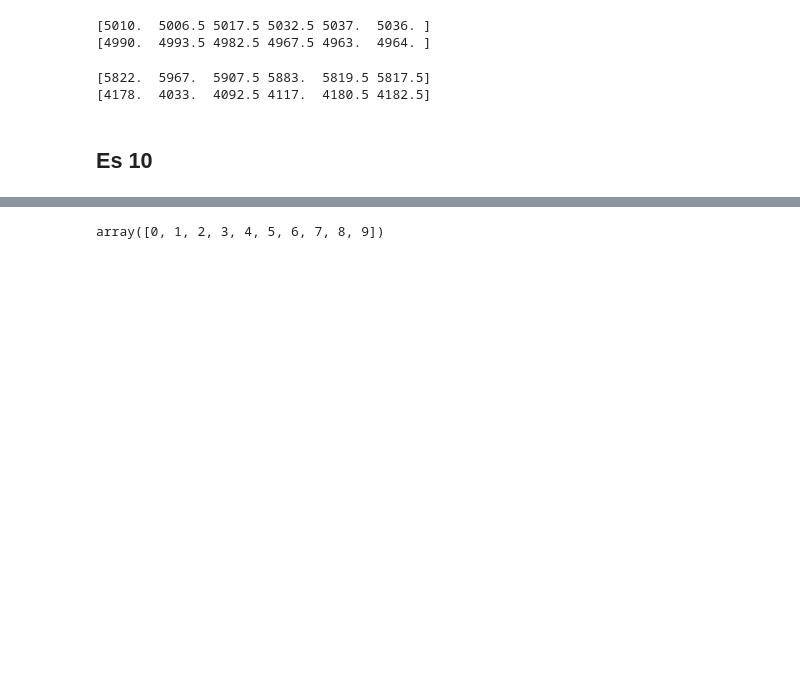
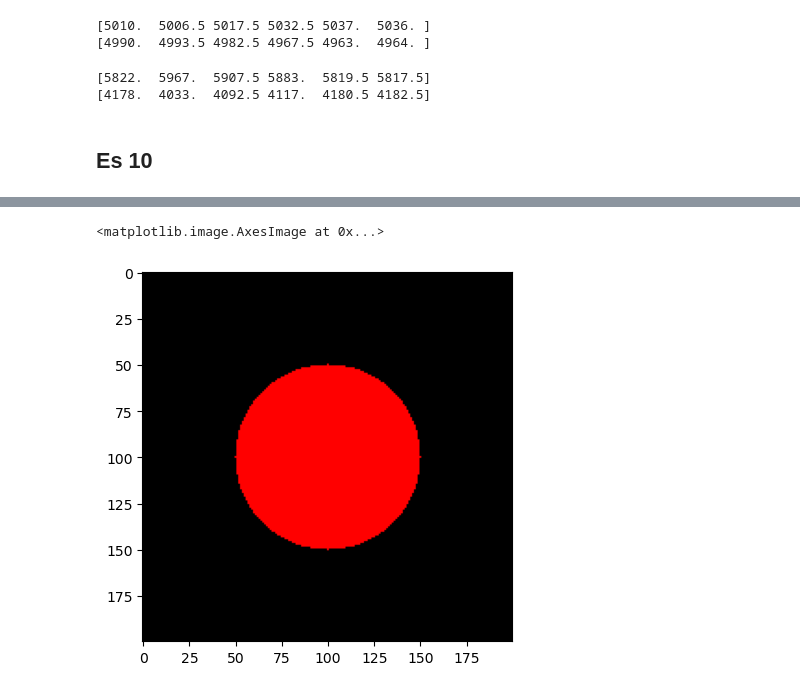
Before and after one commit to Matt9391/EsMicrorobotica, a Jupyter notebook: Compiti31Oct.ipynb, the cells around one changed output, grey strips where cells are left out. Cells and saved outputs as stored; diff of their text form; code cells hidden in the pictures; blank space fills up the shorter version.

```diff
--- a/Compiti31Oct.ipynb
+++ b/Compiti31Oct.ipynb
@@ -140,11 +155,15 @@ print(meanArr,maxArr,minArr)
 # %%
-SIZE = (10,10, 3)
+SIZE = (200,200, 3)
 img = np.zeros(SIZE)
 x = np.arange(0,SIZE[0])
-x = np.mat
 y = np.arange(0,SIZE[0])
-x
-#plt.imshow(img)
+x_matrix, y_matrix = np.meshgrid(x,y)
+#print(x_matrix)
+#print(y_matrix)
+cerchio = ((x_matrix-SIZE[0]//2)**2 + (y_matrix-SIZE[1]//2)**2) <= 50**2
+img[cerchio] = [1,0,0]
+plt.imshow(img)
 # %% [output]
-array([0, 1, 2, 3, 4, 5, 6, 7, 8, 9])
+<matplotlib.image.AxesImage at 0x...>
+[figure, added]
 # %%
```
Also changed, not shown: parts of 2 cells of this notebook, 2 other files.
